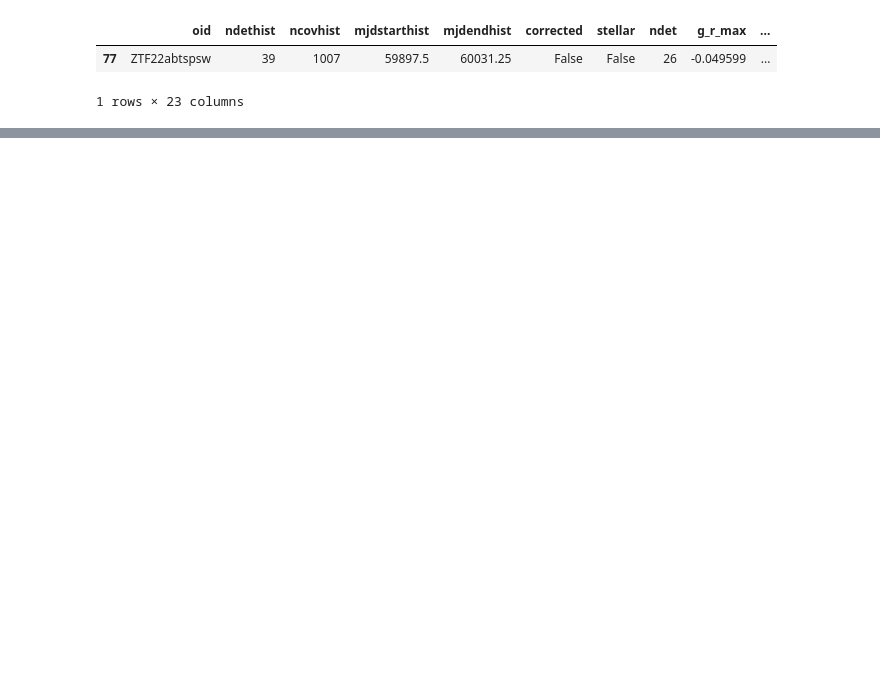
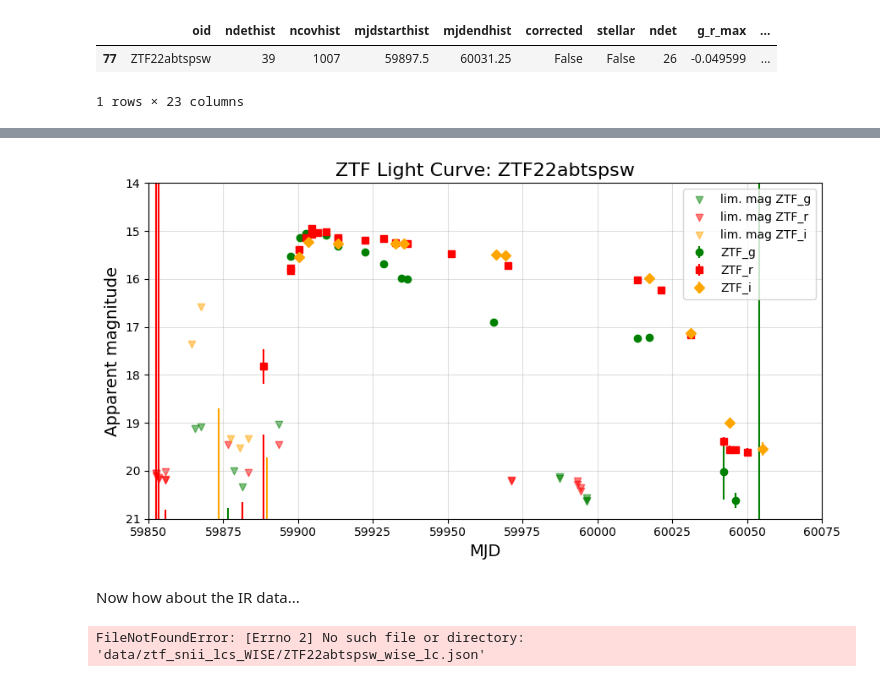
Before and after one commit to ana-lam/LL_typeIIP, a Jupyter notebook: lc_plotting.ipynb, the cells around one changed output, grey strips where cells are left out. Saved outputs shown, nothing was run; the diff lists cells and outputs as text; code cells hidden in the pictures; blank space fills up the shorter version.

```diff
--- a/lc_plotting.ipynb
+++ b/lc_plotting.ipynb
@@ -217,0 +302,2 @@ WARNING: Input data contains invalid values (NaNs or infs), which were automatic
+# %%
+res = get_ztf_forcedphot_lc('data/Das_forced_photometry_files/ZTF22abtspsw_fps.dat')
@@ -217,0 +324,6 @@ WARNING: Input data contains invalid values (NaNs or infs), which were automatic
+# %%
+plot_ztf_lc(res, oid="ZTF22abtspsw")
+# %% [output]
+[figure, added]
+# %% [markdown]
+Now how about the IR data...
@@ -217,0 +366,4 @@ WARNING: Input data contains invalid values (NaNs or infs), which were automatic
+# %%
+get_wise_lc('data/ztf_snii_lcs_WISE/lightcurve_ZTF22abtspsw_r137.67_d7.21.diff.json')
+# %% [output]
+FileNotFoundError: [Errno 2] No such file or directory: 'data/ztf_snii_lcs_WISE/ZTF22abtspsw_wise_lc.json'
```
Also changed, not shown: parts of 8 cells of this notebook, 1 other file.
